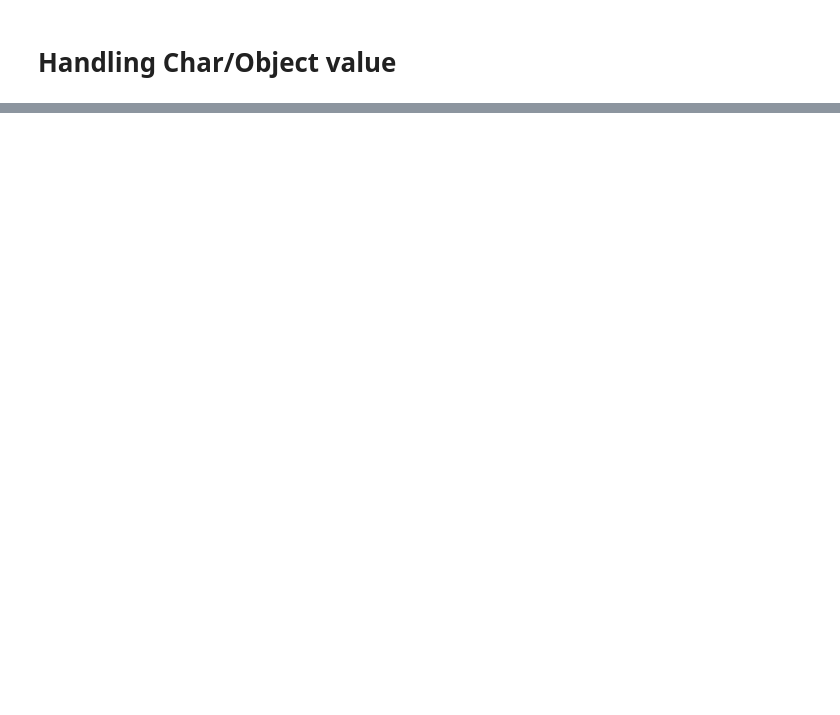
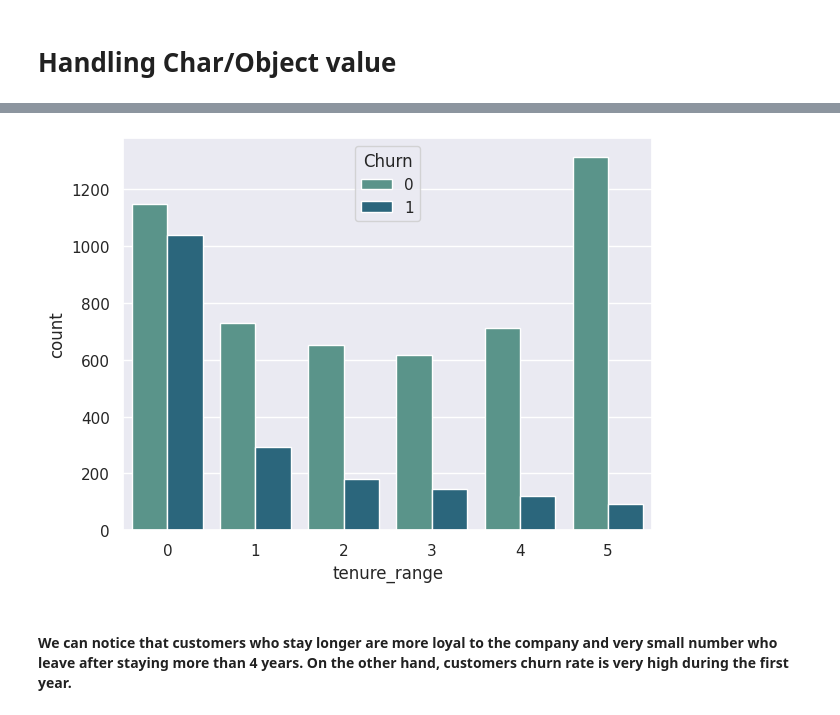
Before and after one commit to sathvikshetty22/MLProjects, a Jupyter notebook: Customer_Churn.ipynb, the cells around one changed output, grey strips where cells are left out. Drawn from its saved outputs; the diff is of its cells as text; code cells hidden in the pictures; blank space fills up the shorter version.

```diff
--- a/Customer_Churn.ipynb
+++ b/Customer_Churn.ipynb
@@ -132,0 +188,5 @@ plt.tight_layout()
+# %%
+# mapping
+dataset['Churn'] = np.where(dataset['Churn'] == 'Yes', 1, 0)  # yes=1, No=0
+# %%
+dataset['TotalCharges'] = pd.to_numeric(dataset['TotalCharges'], errors='coerce')
@@ -132,0 +222,17 @@ plt.tight_layout()
+# %%
+dataset['TotalCharges'] = dataset['TotalCharges'].fillna(dataset['TotalCharges'].median())
+# %%
+condition = [((dataset.tenure >= 0)&(dataset.tenure <= 12)), ((dataset.tenure > 12)&(dataset.tenure <= 24)),
+             ((dataset.tenure > 24)&(dataset.tenure <= 36)),((dataset.tenure > 36)&(dataset.tenure <= 48)),
+             ((dataset.tenure > 48)&(dataset.tenure <= 60)), (dataset.tenure > 60)]
+
+#choice = ['0-1year','1-2years', '2-3years', '3-4years','4-5years','more than 5 years']
+choice = [0,1, 2, 3, 4, 5]
+dataset['tenure_range'] = np.select(condition, choice)
+# %%
+sns.countplot(x= 'tenure_range', hue='Churn', data=dataset, palette='crest', order=choice)
+plt.tight_layout()
+# %% [output]
+[figure, added]
+# %% [markdown]
+#### We can notice that customers who stay longer are more loyal to the company and very small number who leave after staying more than 4 years. On the other hand, customers churn rate is very high during the first year.
```
Also changed, not shown: parts of 17 cells of this notebook.
